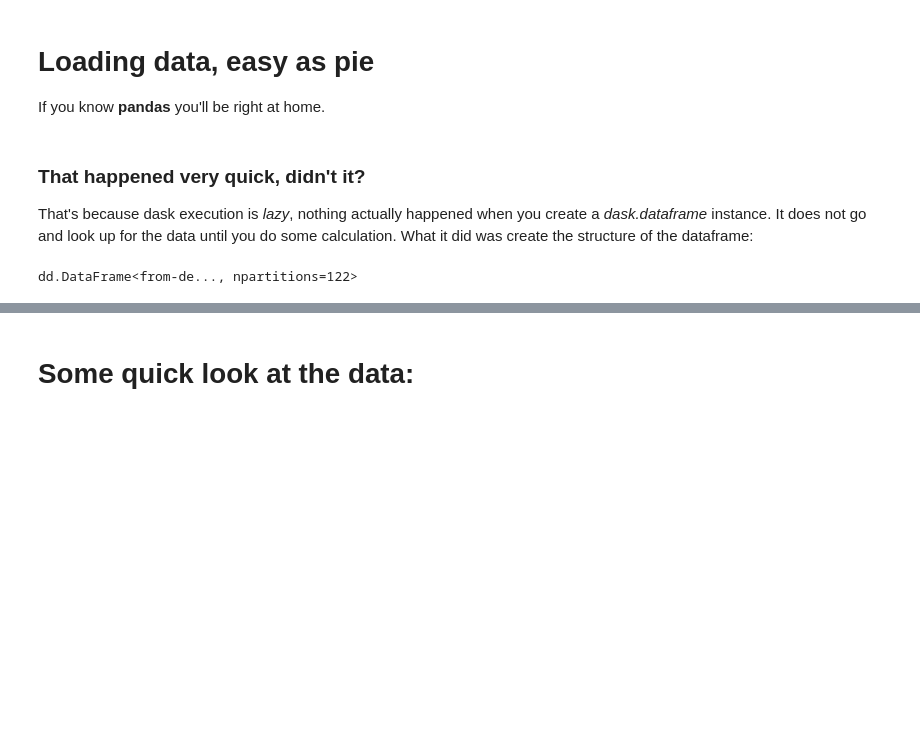
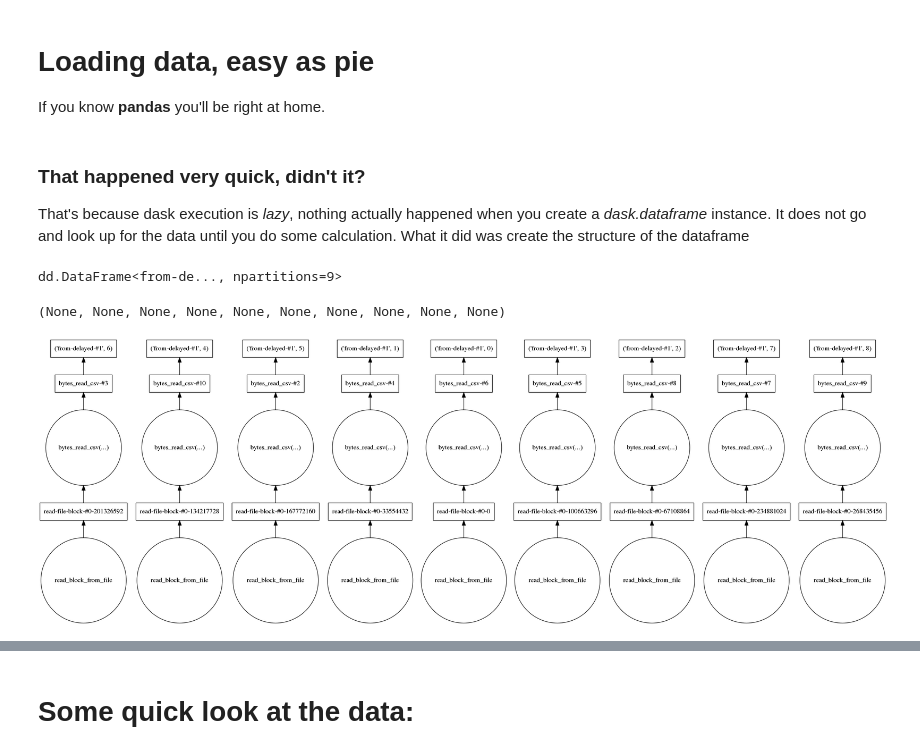
Before and after one commit to adrpino/dask_basics, a Jupyter notebook: dask_basics.ipynb, the cells around one changed output, grey strips where cells are left out. Saved outputs shown, nothing was run; the diff lists cells and outputs as text; code cells hidden in the pictures; blank space fills up the shorter version.

```diff
--- a/dask_basics.ipynb
+++ b/dask_basics.ipynb
@@ -2,16 +2,17 @@
 import pandas as pd
 import numpy as np
 import dask.dataframe as dd
-from dask.imperative import delayed
 from dask.diagnostics import ProgressBar
 import h5py
 from datetime import datetime
+import matplotlib as mpl
+mpl.rc('figure', figsize=[15.0, 11.0])
 import matplotlib.pyplot as plt
 
 import time
 import os
 
-%matplotlib notebook
+%matplotlib inline
 # %%
 # This will show a progress bar on all operations of dask
 from dask.diagnostics import ProgressBar
@@ -29,8 +26,16 @@ train = dd.read_csv('data/train.csv', parse_dates=['date_time'])
 test = dd.read_csv('data/test.csv', parse_dates=['date_time'])
 # %% [markdown]
 ### That happened very quick, didn't it?
-That's because dask execution is *lazy*, nothing actually happened when you create a *dask.dataframe* instance. It does not go and look up for the data until you do some calculation. What it did was create the structure of the dataframe:
+That's because dask execution is *lazy*, nothing actually happened when you create a *dask.dataframe* instance. It does not go and look up for the data until you do some calculation. What it did was create the structure of the dataframe
-# %%
-train
-# %% [output]
-dd.DataFrame<from-de..., npartitions=122>
+# %%
+test
+# %% [output]
+dd.DataFrame<from-de..., npartitions=9>
+# %%
+test.divisions
+# %% [output]
+(None, None, None, None, None, None, None, None, None, None)
+# %%
+test.visualize()
+# %% [output]
+[figure, added]
```
Also changed, not shown: parts of 36 cells of this notebook.
